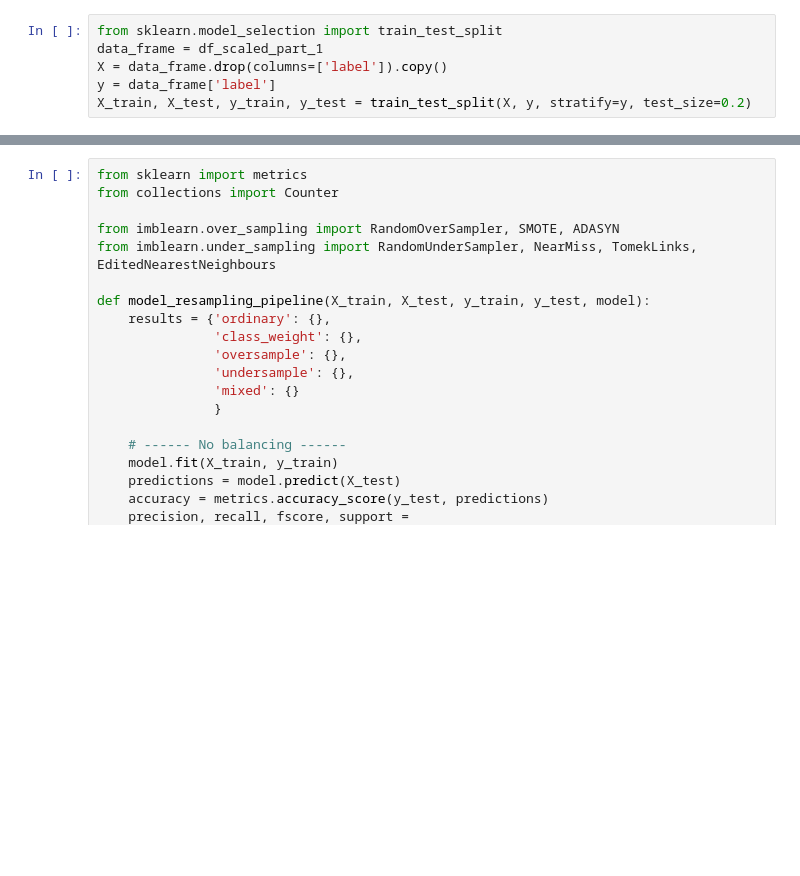
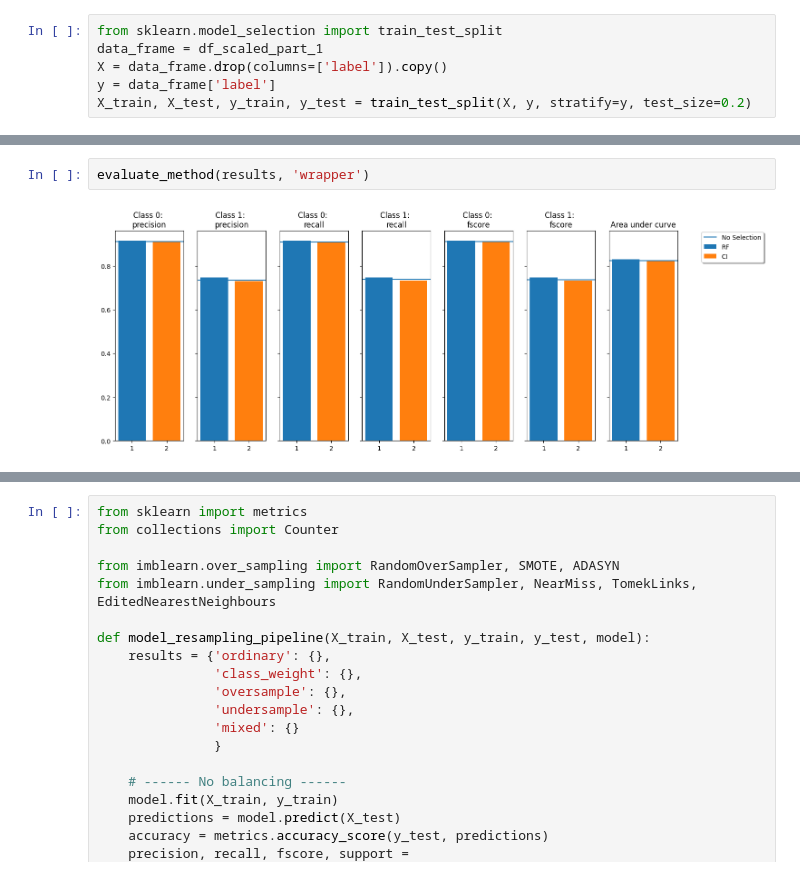
Before and after one commit to kliniik/Practica_AAI_1, a Jupyter notebook: preprocess.ipynb, the cells around one changed output, grey strips where cells are left out. Cells and saved outputs as stored; diff of their text form; blank space fills up the shorter version.

```diff
--- a/preprocess.ipynb
+++ b/preprocess.ipynb
@@ -1150,0 +1282,4 @@ X_train, X_test, y_train, y_test = train_test_split(X, y, stratify=y, test_size=
+# %%
+evaluate_method(results, 'wrapper')
+# %% [output]
+[figure, added]
```
Also changed, not shown: parts of 139 cells of this notebook.
